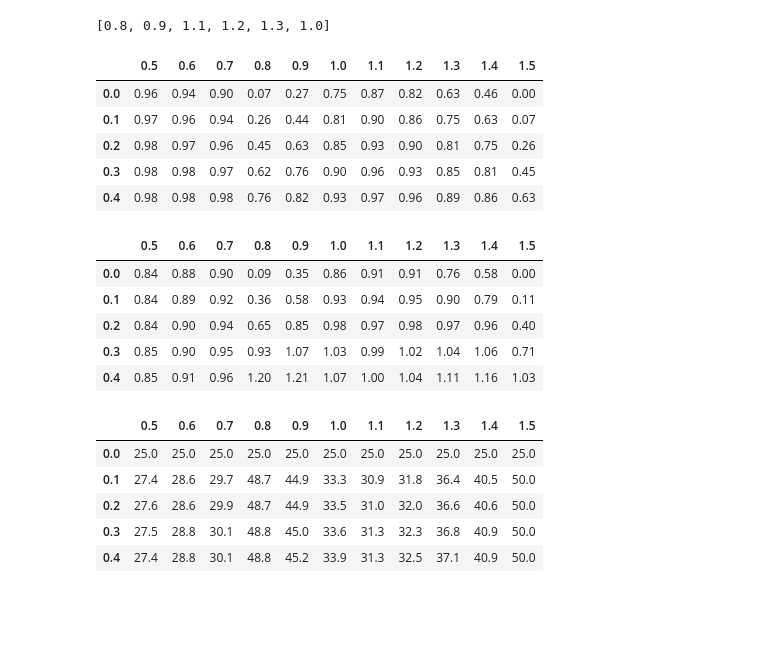
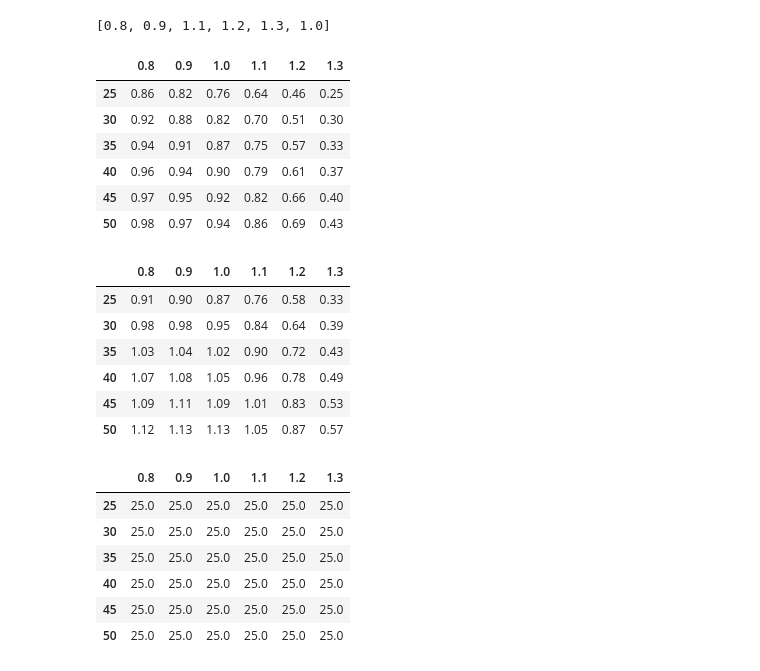
Before and after one commit to ftkdev/ABM_Sanitation_Brazil, a Jupyter notebook: Notebooks/Apj_N_220409_1856.ipynb, the cells around one changed output. Cells and saved outputs as stored; diff of their text form; code cells hidden in the pictures; blank space fills up the shorter version.

```diff
--- a/Notebooks/Apj_N_220409_1856.ipynb
+++ b/Notebooks/Apj_N_220409_1856.ipynb
@@ -35,79 +96,82 @@ df['par_bid_alpha'].unique().tolist()
 # %% [output]
 [0.8, 0.9, 1.1, 1.2, 1.3, 1.0]
 # %%
-lista_reat = [0, 0.1, 0.2, 0.3, 0.4]
+lista_N = [25, 30, 35, 40, 45, 50]
 table_list = []
-for reat in lista_reat:
+for n in lista_N:
     filt = (
          (df['agente'] == 'nobid')
-        & (df['par_reatividade'] == reat)
+        & (df['par_number_of_agents'] == n)
     )
 
     dfx = df.loc[filt]
-    line = dfx.pivot_table(index=['par_reatividade', 'run'], values='pop_alvo_ratio',
+    line = dfx.pivot_table(index=['par_number_of_agents', 'run'], values='pop_alvo_ratio',
                           columns='file_name', aggfunc=np.sum).mean().tolist()
     table_list.append(line)
 
-df_final1 = 1 - pd.DataFrame(table_list, columns=df['par_bid_alpha'].unique().tolist(), index=lista_reat)
+df_final1 = 1 - pd.DataFrame(table_list, columns=df['par_bid_alpha'].unique().tolist(), index=lista_N)
 df_final1.reindex(sorted(df_final1.columns), axis=1).round(2)
 # %% [output]
-|  | 0.5 | 0.6 | 0.7 | 0.8 | 0.9 | 1.0 | 1.1 | 1.2 | 1.3 | 1.4 | 1.5 |
-| 0.0 | 0.96 | 0.94 | 0.90 | 0.07 | 0.27 | 0.75 | 0.87 | 0.82 | 0.63 | 0.46 | 0.00 |
-| 0.1 | 0.97 | 0.96 | 0.94 | 0.26 | 0.44 | 0.81 | 0.90 | 0.86 | 0.75 | 0.63 | 0.07 |
-| 0.2 | 0.98 | 0.97 | 0.96 | 0.45 | 0.63 | 0.85 | 0.93 | 0.90 | 0.81 | 0.75 | 0.26 |
-| 0.3 | 0.98 | 0.98 | 0.97 | 0.62 | 0.76 | 0.90 | 0.96 | 0.93 | 0.85 | 0.81 | 0.45 |
-| 0.4 | 0.98 | 0.98 | 0.98 | 0.76 | 0.82 | 0.93 | 0.97 | 0.96 | 0.89 | 0.86 | 0.63 |
+|  | 0.8 | 0.9 | 1.0 | 1.1 | 1.2 | 1.3 |
+| 25 | 0.86 | 0.82 | 0.76 | 0.64 | 0.46 | 0.25 |
+| 30 | 0.92 | 0.88 | 0.82 | 0.70 | 0.51 | 0.30 |
+| 35 | 0.94 | 0.91 | 0.87 | 0.75 | 0.57 | 0.33 |
+| 40 | 0.96 | 0.94 | 0.90 | 0.79 | 0.61 | 0.37 |
+| 45 | 0.97 | 0.95 | 0.92 | 0.82 | 0.66 | 0.40 |
+| 50 | 0.98 | 0.97 | 0.94 | 0.86 | 0.69 | 0.43 |
 # %%
 df_pop = df_final1.reset_index().melt(id_vars='index', var_name='Apj',
                                      value_name='coverage').set_index(['index', 'Apj'])
 # %%
-lista_reat = [0, 0.1, 0.2, 0.3, 0.4]
+lista_N = [25, 30, 35, 40, 45, 50]
 table_list = []
-for reat in lista_reat:
+for n in lista_N:
     filt = (
 #          (df['agente'] == 'nobid')
-        (df['par_reatividade'] == reat)
+        (df['par_number_of_agents'] == n)
     )
 
     dfx = df.loc[filt]
-    line = dfx.pivot_table(index=['par_reatividade', 'run'], values='bid',
+    line = dfx.pivot_table(index=['par_number_of_agents', 'run'], values='bid',
                           columns='file_name', aggfunc=np.sum).mean().tolist()
     table_list.append(line)
 
-df_final2 = pd.DataFrame(table_list, columns=df['par_bid_alpha'].unique().tolist(), index=lista_reat)
+df_final2 = pd.DataFrame(table_list, columns=df['par_bid_alpha'].unique().tolist(), index=lista_N)
 df_final2.reindex(sorted(df_final2.columns), axis=1).round(2)
 # %% [output]
-|  | 0.5 | 0.6 | 0.7 | 0.8 | 0.9 | 1.0 | 1.1 | 1.2 | 1.3 | 1.4 | 1.5 |
-| 0.0 | 0.84 | 0.88 | 0.90 | 0.09 | 0.35 | 0.86 | 0.91 | 0.91 | 0.76 | 0.58 | 0.00 |
-| 0.1 | 0.84 | 0.89 | 0.92 | 0.36 | 0.58 | 0.93 | 0.94 | 0.95 | 0.90 | 0.79 | 0.11 |
-| 0.2 | 0.84 | 0.90 | 0.94 | 0.65 | 0.85 | 0.98 | 0.97 | 0.98 | 0.97 | 0.96 | 0.40 |
-| 0.3 | 0.85 | 0.90 | 0.95 | 0.93 | 1.07 | 1.03 | 0.99 | 1.02 | 1.04 | 1.06 | 0.71 |
-| 0.4 | 0.85 | 0.91 | 0.96 | 1.20 | 1.21 | 1.07 | 1.00 | 1.04 | 1.11 | 1.16 | 1.03 |
+|  | 0.8 | 0.9 | 1.0 | 1.1 | 1.2 | 1.3 |
+| 25 | 0.91 | 0.90 | 0.87 | 0.76 | 0.58 | 0.33 |
+| 30 | 0.98 | 0.98 | 0.95 | 0.84 | 0.64 | 0.39 |
+| 35 | 1.03 | 1.04 | 1.02 | 0.90 | 0.72 | 0.43 |
+| 40 | 1.07 | 1.08 | 1.05 | 0.96 | 0.78 | 0.49 |
+| 45 | 1.09 | 1.11 | 1.09 | 1.01 | 0.83 | 0.53 |
+| 50 | 1.12 | 1.13 | 1.13 | 1.05 | 0.87 | 0.57 |
 # %%
 df_bid = df_final2.reset_index().melt(id_vars='index', var_name='Apj', value_name='bid').set_index(['index', 'Apj'])
 # %%
-lista_reat = [0, 0.1, 0.2, 0.3, 0.4]
+lista_N = [25, 30, 35, 40, 45, 50]
 table_list = []
-for reat in lista_reat:
+for n in lista_N:
     filt = (
 #          (df['agente'] == 'nobid')
-        (df['par_reatividade'] == reat)
+        (df['par_number_of_agents'] == n)
     )
 
     dfx = df.loc[filt]
-    line = dfx.pivot_table(index=['par_reatividade', 'run'], values='bid',
+    line = dfx.pivot_table(index=['par_number_of_agents', 'run'], values='bid',
                           columns='file_name', aggfunc='count').mean().tolist()
     table_list.append(line)
 
-df_final3 = pd.DataFrame(table_list, columns=df['par_bid_alpha'].unique().tolist(), index=lista_reat)
+df_final3 = pd.DataFrame(table_list, columns=df['par_bid_alpha'].unique().tolist(), index=lista_N)
 df_final3.reindex(sorted(df_final3.columns), axis=1).round(1)
 # %% [output]
-|  | 0.5 | 0.6 | 0.7 | 0.8 | 0.9 | 1.0 | 1.1 | 1.2 | 1.3 | 1.4 | 1.5 |
-| 0.0 | 25.0 | 25.0 | 25.0 | 25.0 | 25.0 | 25.0 | 25.0 | 25.0 | 25.0 | 25.0 | 25.0 |
-| 0.1 | 27.4 | 28.6 | 29.7 | 48.7 | 44.9 | 33.3 | 30.9 | 31.8 | 36.4 | 40.5 | 50.0 |
-| 0.2 | 27.6 | 28.6 | 29.9 | 48.7 | 44.9 | 33.5 | 31.0 | 32.0 | 36.6 | 40.6 | 50.0 |
-| 0.3 | 27.5 | 28.8 | 30.1 | 48.8 | 45.0 | 33.6 | 31.3 | 32.3 | 36.8 | 40.9 | 50.0 |
-| 0.4 | 27.4 | 28.8 | 30.1 | 48.8 | 45.2 | 33.9 | 31.3 | 32.5 | 37.1 | 40.9 | 50.0 |
+|  | 0.8 | 0.9 | 1.0 | 1.1 | 1.2 | 1.3 |
+| 25 | 25.0 | 25.0 | 25.0 | 25.0 | 25.0 | 25.0 |
+| 30 | 25.0 | 25.0 | 25.0 | 25.0 | 25.0 | 25.0 |
+| 35 | 25.0 | 25.0 | 25.0 | 25.0 | 25.0 | 25.0 |
+| 40 | 25.0 | 25.0 | 25.0 | 25.0 | 25.0 | 25.0 |
+| 45 | 25.0 | 25.0 | 25.0 | 25.0 | 25.0 | 25.0 |
+| 50 | 25.0 | 25.0 | 25.0 | 25.0 | 25.0 | 25.0 |
 # %%
 df_trys = df_final3.reset_index().melt(id_vars='index', var_name='Apj',
                                       value_name='trys').set_index(['index', 'Apj'])
```
Also changed, not shown: parts of 5 cells of this notebook.
